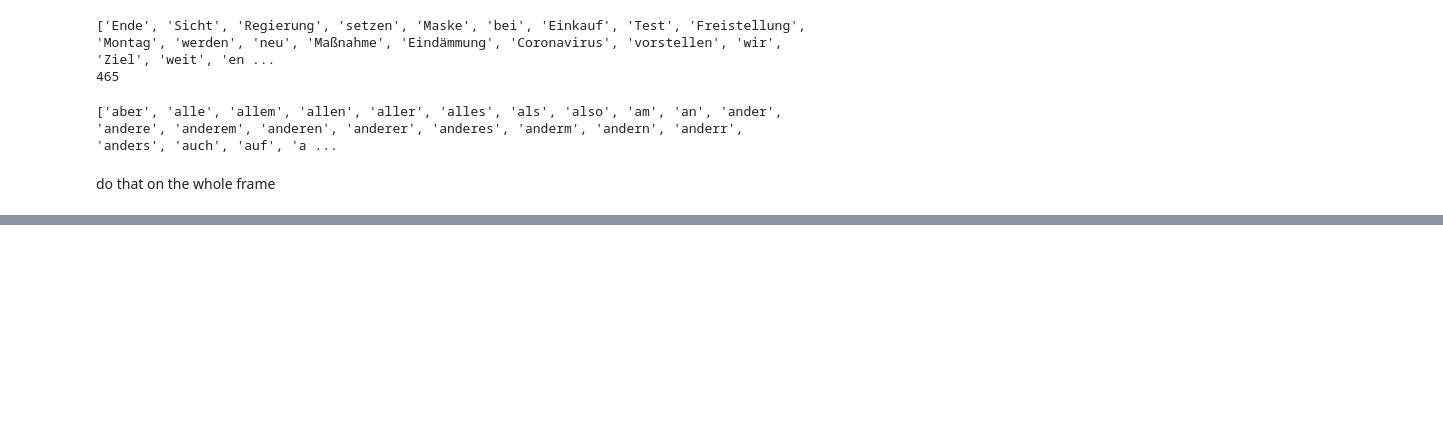
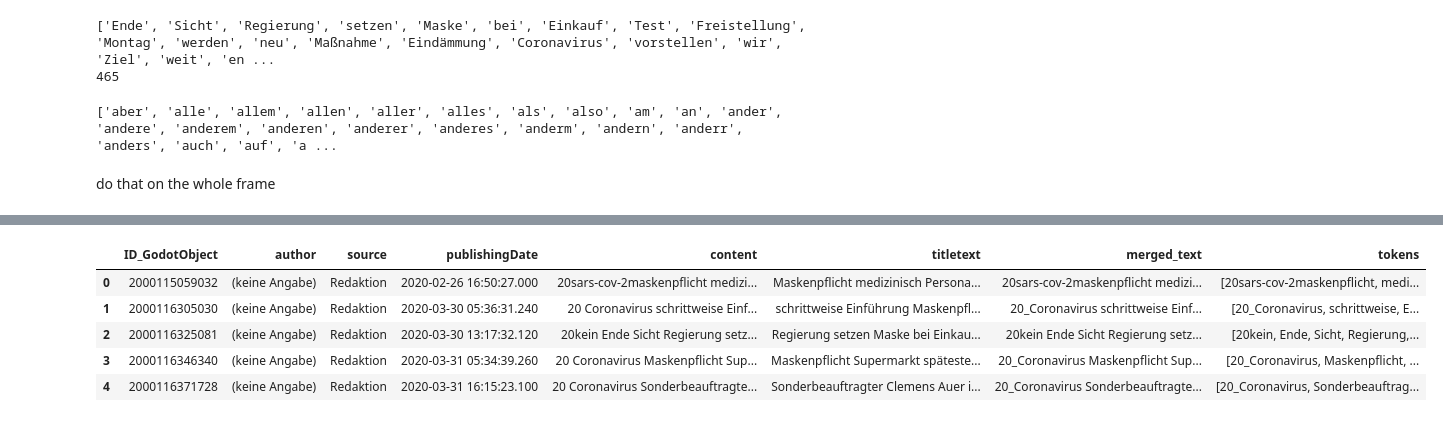
Before and after one commit to lukasthekid/corona-mask-requirement-nlp-analysis, a Jupyter notebook: first-approach.ipynb, the cells around one changed output, grey strips where cells are left out. Saved outputs shown, nothing was run; the diff lists cells and outputs as text; code cells hidden in the pictures; blank space fills up the shorter version.

```diff
--- a/first-approach.ipynb
+++ b/first-approach.ipynb
@@ -268 +291,30 @@ df1.rename(columns = {"p_content":"content","p_titletext":"titletext"}, inplace
+# %%
+##building phrases from all articles
+tokens = df2["tokens"].tolist()
+# Build the bigram and trigram models
+bigram = gensim.models.Phrases(tokens, min_count=5, threshold=100) # higher threshold fewer phrases.
+trigram = gensim.models.Phrases(bigram[tokens], threshold=100)
+# Faster way to get a sentence clubbed as a trigram/bigram
+bigram_mod = gensim.models.phrases.Phraser(bigram)
+trigram_mod = gensim.models.phrases.Phraser(trigram)
+
+def make_bigrams(texts):
+    return [bigram_mod[doc] for doc in texts]
+
+def make_trigrams(texts):
+    return [trigram_mod[bigram_mod[doc]] for doc in texts]
+
+
+data_words = make_trigrams(tokens)
+data_words_join = [" ".join(inner) for inner in data_words]
+df2["merged_text"] = np.array(data_words_join)
+df2["tokens"] = np.array(data_words)
+df2.head()
+# %% [output]
+|  | ID_GodotObject | author | source | publishingDate | content | titletext | merged_text | tokens |
+| 0 | 2000115059032 | (keine Angabe) | Redaktion | 2020-02-26 16:50:27.000 | ﻿20sars-cov-2maskenpflicht medizi... | Maskenpflicht medizinisch Persona... | ﻿20sars-cov-2maskenpflicht medizi... | [﻿20sars-cov-2maskenpflicht, medi... |
+| 1 | 2000116305030 | (keine Angabe) | Redaktion | 2020-03-30 05:36:31.240 | ﻿20 Coronavirus schrittweise Einf... | schrittweise Einführung Maskenpfl... | ﻿20_Coronavirus schrittweise Einf... | [﻿20_Coronavirus, schrittweise, E... |
+| 2 | 2000116325081 | (keine Angabe) | Redaktion | 2020-03-30 13:17:32.120 | ﻿20kein Ende Sicht Regierung setz... | Regierung setzen Maske bei Einkau... | ﻿20kein Ende Sicht Regierung setz... | [﻿20kein, Ende, Sicht, Regierung,... |
+| 3 | 2000116346340 | (keine Angabe) | Redaktion | 2020-03-31 05:34:39.260 | ﻿20 Coronavirus Maskenpflicht Sup... | Maskenpflicht Supermarkt späteste... | ﻿20_Coronavirus Maskenpflicht Sup... | [﻿20_Coronavirus, Maskenpflicht, ... |
+| 4 | 2000116371728 | (keine Angabe) | Redaktion | 2020-03-31 16:15:23.100 | ﻿20 Coronavirus Sonderbeauftragte... | Sonderbeauftragter Clemens Auer i... | ﻿20_Coronavirus Sonderbeauftragte... | [﻿20_Coronavirus, Sonderbeauftrag... |
 # %%
```
Also changed, not shown: parts of 5 cells of this notebook, 18 other files.
